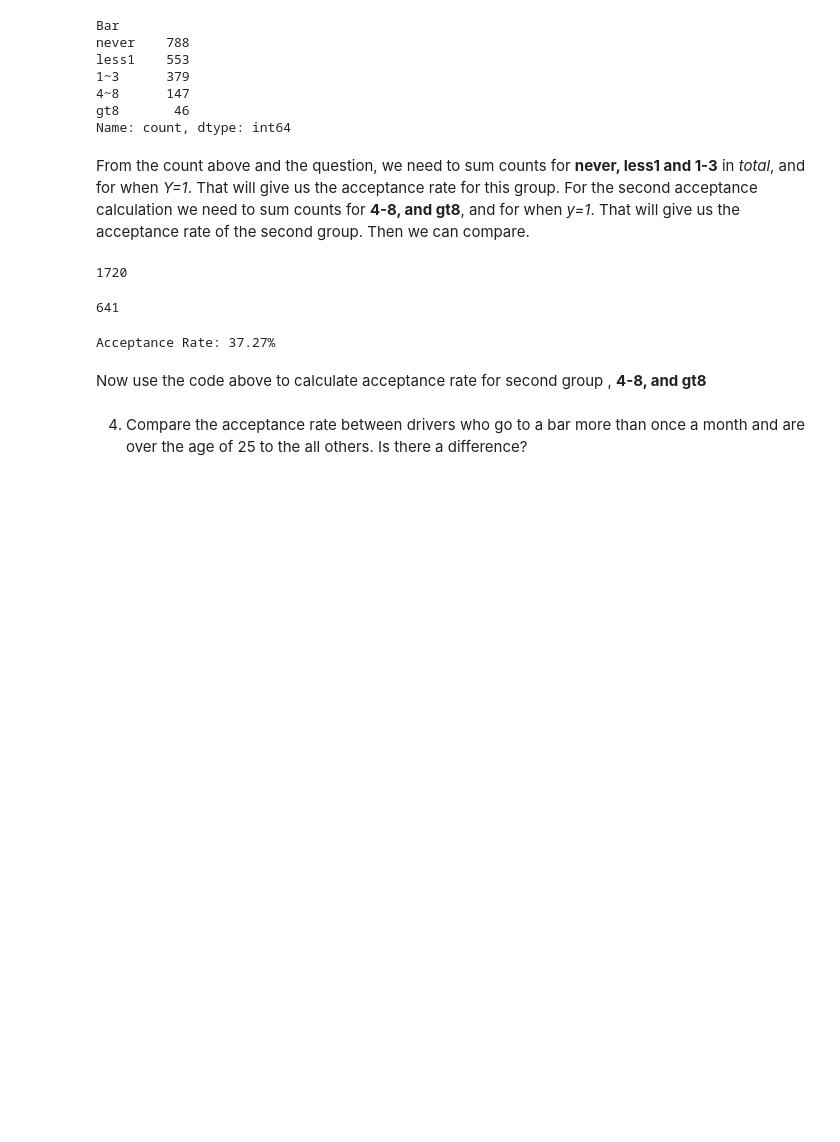
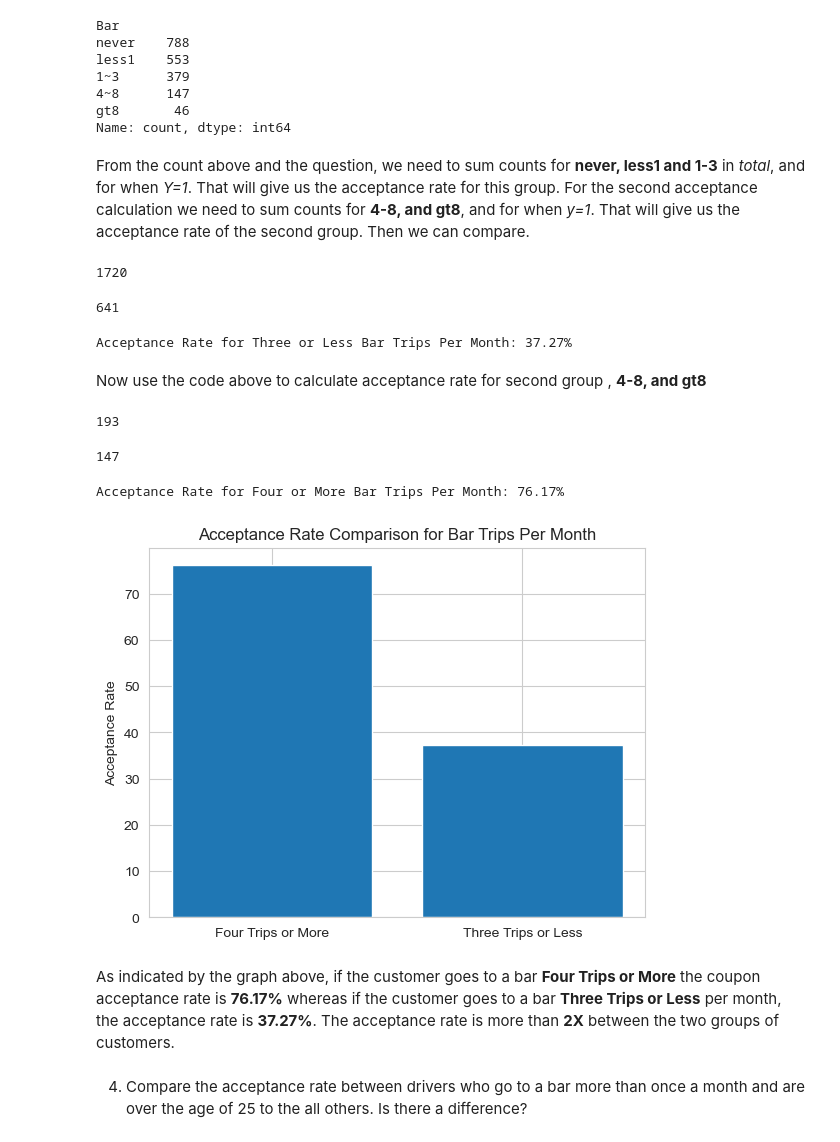
Before and after one commit to jeffreylgoode/Coupon_Project, a Jupyter notebook: Coupon_Project.ipynb, the cells around one changed output. Saved outputs shown, nothing was run; the diff lists cells and outputs as text; code cells hidden in the pictures; blank space fills up the shorter version.

Commit message:
Added acceptance rate for more than 1 trip per month and over 25

```diff
--- a/Coupon_Project.ipynb
+++ b/Coupon_Project.ipynb
@@ -365,10 +365,43 @@ accepted_when_three_or_less_trips
 # %%
 acceptance_rate_when_three_or_less_trips = (accepted_when_three_or_less_trips / total_three_or_less_trips)*100
 acceptance_rate_when_three_or_less_trips
-print(f"Acceptance Rate: {acceptance_rate_when_three_or_less_trips:.2f}%")
+print(f"Acceptance Rate for Three or Less Bar Trips Per Month: {acceptance_rate_when_three_or_less_trips:.2f}%")
 # %% [output]
-Acceptance Rate: 37.27%
+Acceptance Rate for Three or Less Bar Trips Per Month: 37.27%
 # %% [markdown]
 Now use the code above to calculate acceptance rate for second group , **4-8, and gt8**
+# %%
+# Count rows where Bar is one of the two values 4-8 and gt8
+total_four_or_more_trips = (data_bar_coupons['Bar'].isin(["4~8", "gt8"])).sum()
+total_four_or_more_trips
+# %% [output]
+193
+# %%
+# Count rows where Bar is one of the two values 4-8 and gt8 and Y=1 (accepted coupons)
+accepted_when_four_or_more_trips = (
+    (data_bar_coupons['Bar'].isin(["4~8", "gt8"])) &
+    (data_bar_coupons['Y'] == 1)
+).sum()
+accepted_when_four_or_more_trips
+# %% [output]
+147
+# %%
+acceptance_rate_when_four_or_more_trips = (accepted_when_four_or_more_trips/ total_four_or_more_trips)*100
+acceptance_rate_when_four_or_more_trips
+print(f"Acceptance Rate for Four or More Bar Trips Per Month: {acceptance_rate_when_four_or_more_trips:.2f}%")
+# %% [output]
+Acceptance Rate for Four or More Bar Trips Per Month: 76.17%
+# %%
+# Simple bar plot
+plt.bar(['Four Trips or More', 'Three Trips or Less'], [acceptance_rate_when_four_or_more_trips, acceptance_rate_when_three_or_less_trips])
+
+plt.ylabel('Acceptance Rate')
+plt.title('Acceptance Rate Comparison for Bar Trips Per Month')
+plt.show()
+# %% [output]
+[figure, added]
+# %% [markdown]
+As indicated by the graph above, if the customer goes to a bar **Four Trips or More** the coupon acceptance rate is **76.17%**
+whereas if the customer goes to a bar **Three Trips or Less** per month, the acceptance rate is **37.27%**.  The acceptance rate is more than **2X** between the two groups of customers.
 # %% [markdown]
 4. Compare the acceptance rate between drivers who go to a bar more than once a month and are over the age of 25 to the all others.  Is there a difference?
```
Also changed, not shown: parts of 4 cells of this notebook.
